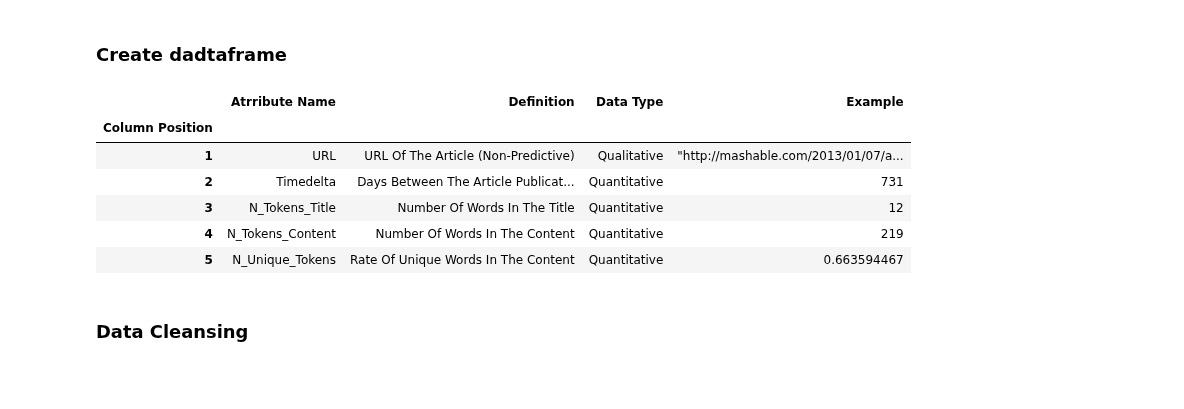
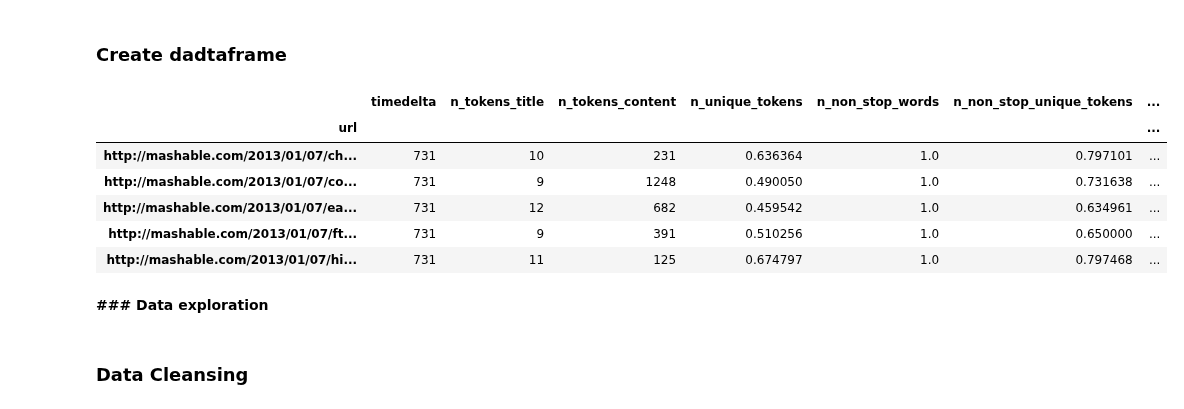
Before and after one commit to orbenishay/Classification, a Jupyter notebook: number of shares in social networks.ipynb, the cells around one changed output. Drawn from its saved outputs; the diff is of its cells as text; code cells hidden in the pictures; blank space fills up the shorter version.

```diff
--- a/number of shares in social networks.ipynb
+++ b/number of shares in social networks.ipynb
@@ -65,16 +65,18 @@ Saving Dictionary.csv to Dictionary (1).csv
 # %% [markdown]
 ### **Create dadtaframe**
 # %%
-shares=pd.read_csv('Shares.csv', index_col='url')
+shares=pd.read_csv('Shares_Cat.csv', index_col='url', sep=r'\s*,\s*', encoding='ascii')
 shares.head()
 
 dictionary=pd.read_csv('Dictionary.csv', index_col='Column Position')
 dictionary.head()
 # %% [output]
-|  | Atrribute Name | Definition | Data Type | Example |
-| Column Position |  |  |  |  |
-| 1 | URL | URL Of The Article (Non-Predictive) | Qualitative | "http://mashable.com/2013/01/07/a... |
-| 2 | Timedelta | Days Between The Article Publicat... | Quantitative | 731 |
-| 3 | N_Tokens_Title | Number Of Words In The Title | Quantitative | 12 |
-| 4 | N_Tokens_Content | Number Of Words In The Content | Quantitative | 219 |
-| 5 | N_Unique_Tokens | Rate Of Unique Words In The Content | Quantitative | 0.663594467 |
+|  | timedelta | n_tokens_title | n_tokens_content | n_unique_tokens | n_non_stop_words | n_non_stop_unique_tokens | ... |
+| url |  |  |  |  |  |  | ... |
+| http://mashable.com/2013/01/07/ch... | 731 | 10 | 231 | 0.636364 | 1.0 | 0.797101 | ... |
+| http://mashable.com/2013/01/07/co... | 731 | 9 | 1248 | 0.490050 | 1.0 | 0.731638 | ... |
+| http://mashable.com/2013/01/07/ea... | 731 | 12 | 682 | 0.459542 | 1.0 | 0.634961 | ... |
+| http://mashable.com/2013/01/07/ft... | 731 | 9 | 391 | 0.510256 | 1.0 | 0.650000 | ... |
+| http://mashable.com/2013/01/07/hi... | 731 | 11 | 125 | 0.674797 | 1.0 | 0.797468 | ... |
+# %% [markdown]
+**### Data exploration**
```
Also changed, not shown: parts of 6 cells of this notebook.
